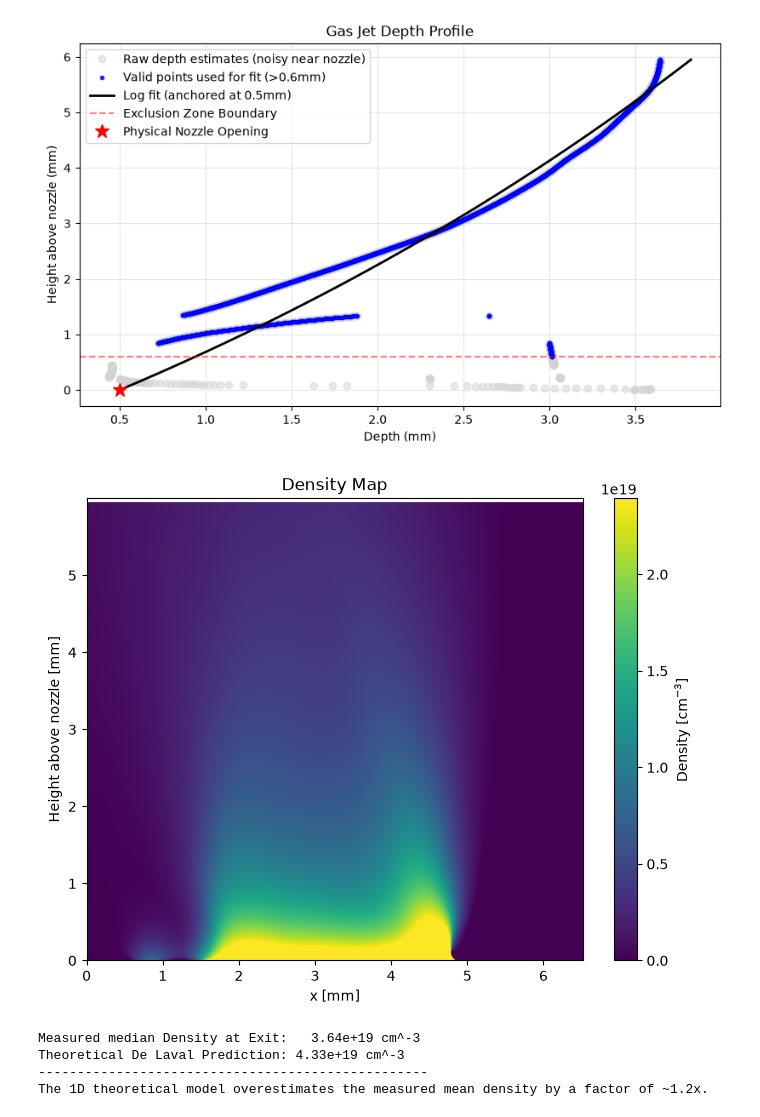
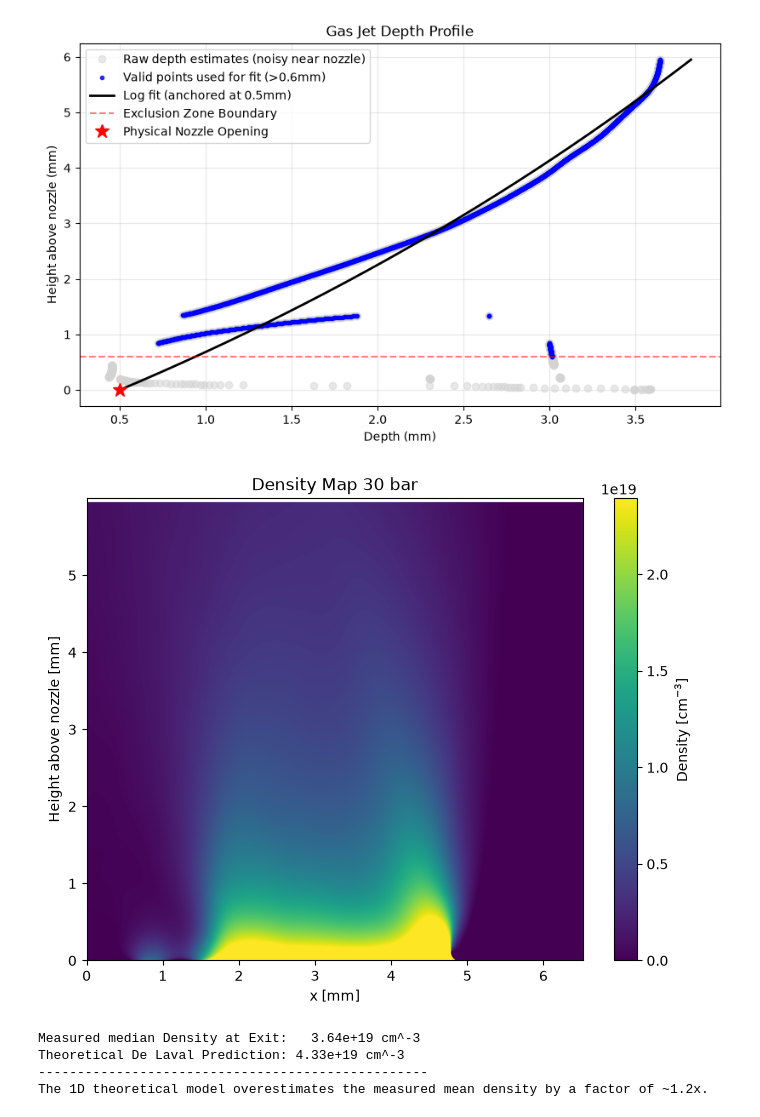
Before and after one commit to MalkaTargetry/nozzle_analysis, a Jupyter notebook: notebooks/nozzle_142.ipynb, the cells around one changed output. Drawn from its saved outputs; the diff is of its cells as text; code cells hidden in the pictures.

```diff
--- a/notebooks/nozzle_142.ipynb
+++ b/notebooks/nozzle_142.ipynb
@@ -43,8 +43,8 @@ dominant_frequency = pe.get_dominant_frequency(ref_fourier_shifted, debug = Fals
 
 delta_phase_wrapped = pe.get_delta_phase_wrapped(ref_fourier_shifted, exp_fourier_shifted, dominant_frequency, debug = False)
 ref_edge, *_ = calib.estimate_nozzle_edge(ref_roi)
-x_left, x_right = calib.detect_nozzle_x_range(ref_roi, ref_edge)
-calibrated_phase_perp, _ = calib.calibrate_phase(delta_phase_wrapped, ref_edge, x_left, x_right, debug = False)
+x_left_perp, x_right_perp = calib.detect_nozzle_x_range(ref_roi, ref_edge)
+calibrated_phase_perp, _ = calib.calibrate_phase(delta_phase_wrapped, ref_edge, x_left_perp, x_right_perp, debug = False)
 calibrated_phase_perp = unwrap_phase(calibrated_phase_perp)
 # %% [output]
 Unsupported data type for _convert.
@@ -53,4 +53,4 @@ Unsupported data type for _convert.
 # Constants
 NOZZLE_WIDTH_MM = 6.0
 NOZZLE_OPENING_MM = 0.5
-px_to_mm = calib.calculate_px_to_mm(x_left, x_right, NOZZLE_WIDTH_MM)
+px_to_mm = calib.calculate_px_to_mm(x_left_perp, x_right_perp, NOZZLE_WIDTH_MM)
@@ -117,35 +105,35 @@ cropped_phase_to_density = sa.crop_and_format_phase_map(
     nozzle_edge_y=ref_edge-50,
     px_to_mm=px_to_mm,
     max_height_mm=6.0)
-density_map, x_mm, y_mm = sa.phase_to_density(cropped_phase_to_density, px_to_mm, depth_y_mm=y_mm_para, depth_profile_mm=depth_fit_para, gas="argon")
+density_map_30bar, x_mm, y_mm = sa.phase_to_density(cropped_phase_to_density, px_to_mm, depth_y_mm=y_mm_para, depth_profile_mm=depth_fit_para, gas="argon")
 # %%
 
 # Plot the result
 fig, ax = plt.subplots(figsize=(8, 6), facecolor="white")
 ax.set_facecolor("white")
 
-m = np.nanpercentile(np.abs(density_map), 98.0)
+m = np.nanpercentile(np.abs(density_map_30bar), 98.0)
 extent = [x_mm[0], x_mm[-1], y_mm[0], y_mm[-1]]
 
-im = ax.imshow(density_map, origin="lower", extent=extent, aspect="auto", cmap="viridis", vmin=0.0, vmax=m)
+im = ax.imshow(density_map_30bar, origin="lower", extent=extent, aspect="auto", cmap="viridis", vmin=0.0, vmax=m)
 
 # Format title and axes for dark mode (force black text/ticks)
-ax.set_title("Density Map", color="black")
+ax.set_title("Density Map 30 bar", color="black")
 ax.set_xlabel("x [mm]", color="black")
 ax.set_ylabel("Height above nozzle [mm]", color="black")
 ax.tick_params(colors="black")
 
 # Force plot borders (spines) to be black
 for spine in ax.spines.values():
     spine.set_color("black")
 
 # Add and format the colorbar
 cbar = fig.colorbar(im, ax=ax)
 cbar.set_label("Density [cm$^{-3}$]", color="black")
 cbar.ax.yaxis.set_tick_params(color="black") # Tick marks
 plt.setp(plt.getp(cbar.ax.axes, 'yticklabels'), color='black') # Tick labels
 
 plt.show()
 # %% [output]
-[figure, old version]
+[figure, new version]
 # %%
```
Also changed, not shown: parts of 21 cells of this notebook.
